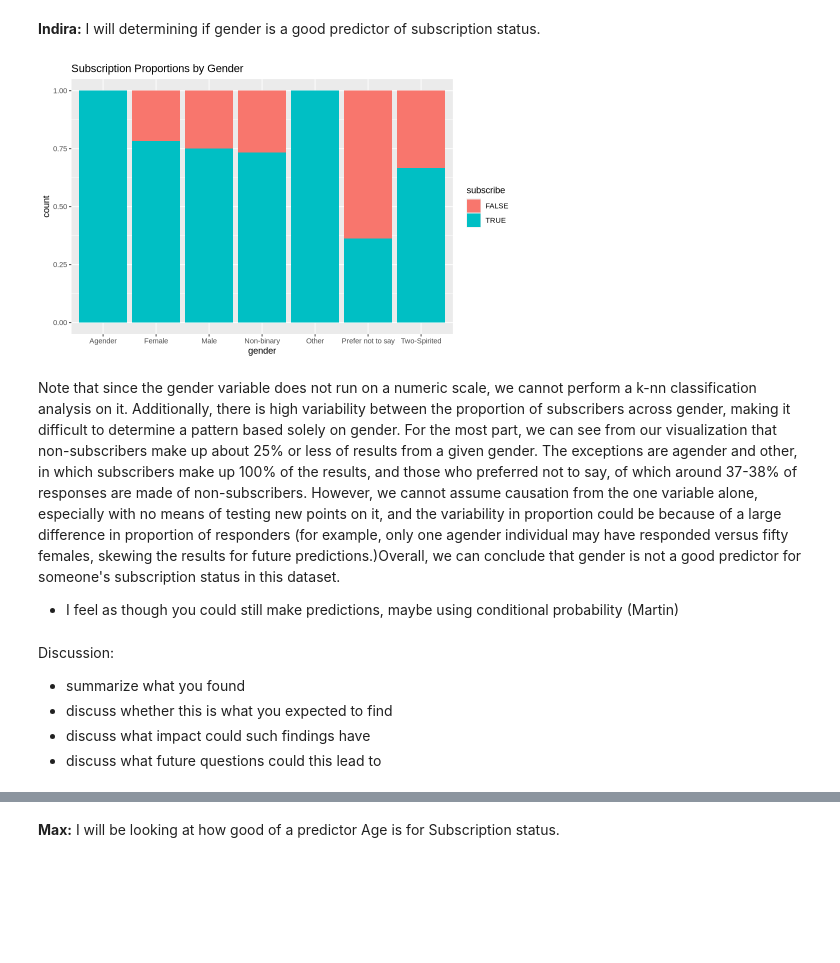
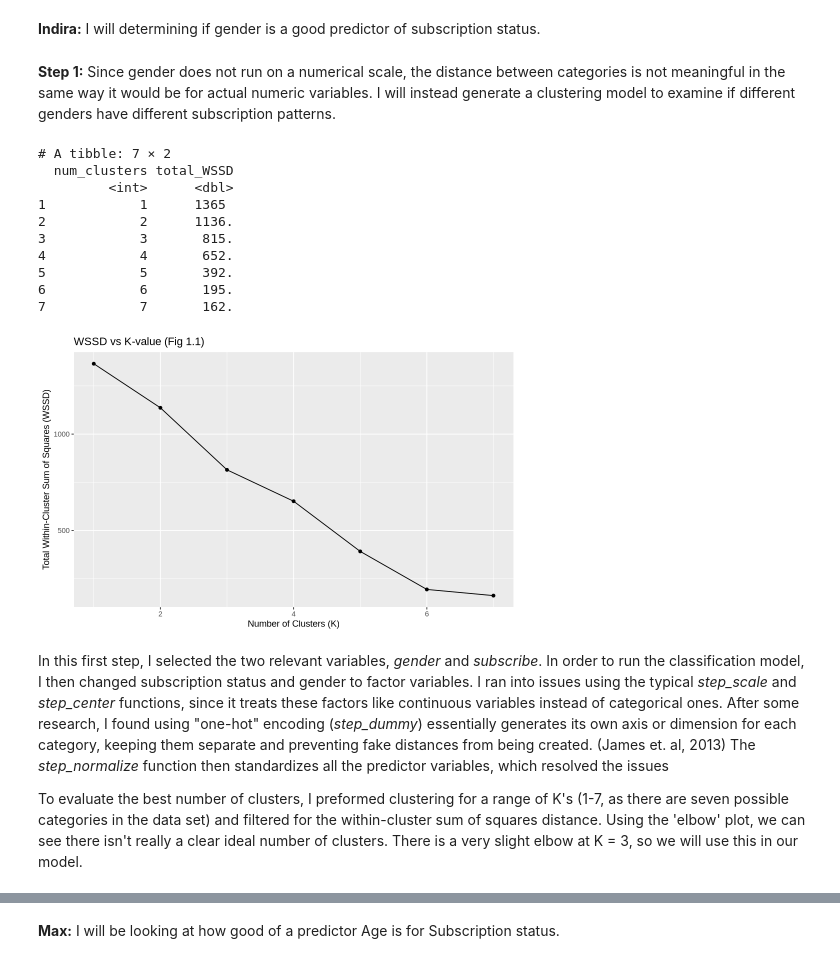
Before and after one commit to Mgonz005/Data-Science-group-project-, a Jupyter notebook: final_project_grp34.ipynb, the cells around one changed output, grey strips where cells are left out. Saved outputs shown, nothing was run; the diff lists cells and outputs as text; code cells hidden in the pictures; blank space fills up the shorter version.

```diff
--- a/final_project_grp34.ipynb
+++ b/final_project_grp34.ipynb
@@ -72,24 +74,39 @@ your report should include code which:
 note: all figures should have a figure number and a legend
 # %% [markdown]
 **Indira:** I will determining if gender is a good predictor of subscription status.
+# %% [markdown]
+**Step 1:** Since gender does not run on a numerical scale, the distance between categories is not meaningful in the same way it would be for actual numeric variables. I will instead generate a clustering model to examine if different genders have different subscription patterns.
 # %%
 players_gender <- players |> select(subscribe, gender)
-#in this step, I wrangled the data so I'm left with my two variables of interest; gender and subscription status
+gender_cleaned <- players_gender |> mutate(subscribe = as.numeric(subscribe), gender = (as.factor(gender)))
 
-options(repr.plot.width = 8, repr.plot.height = 5)
-players_gender_vis <- players_gender |> ggplot(aes(gender, fill = subscribe)) + geom_bar(stat = "count", position = "fill") +
-ggtitle("Subscription Proportions by Gender")
-players_gender_vis
-#by using a bar graph, and setting position to "fill", we can visualize how subscription proportions differ across genders
+gender_ks <- tibble(num_clusters = 1:7)
+kmeans_recipe <- recipe(~ ., data = gender_cleaned) |> step_dummy(all_nominal_predictors()) |>
+step_normalize(all_predictors())
+kmeans_spec_tune <- k_means(num_clusters = tune()) |> set_engine("stats", nstart = 10)
+gender_fit <- workflow() |> add_recipe(kmeans_recipe) |> add_model(kmeans_spec_tune)
+kmeans_tuning_stats <- gender_fit |> tune_cluster(resamples = apparent(gender_cleaned), grid = gender_ks) |>
+collect_metrics()
+kmeans_stats_tidy <- kmeans_tuning_stats |> mutate(total_WSSD = mean) |> filter(.metric == "sse_within_total") |>
+select(num_clusters, total_WSSD)
+print(kmeans_stats_tidy)
+
+elbow_plot <- kmeans_stats_tidy |> ggplot(aes(x = num_clusters, y = total_WSSD)) + geom_point() + geom_line() +
+xlab("Number of Clusters (K)") + ylab("Total Within-Cluster Sum of Squares (WSSD)") + ggtitle("WSSD vs K-value (Fig 1.1)")
+elbow_plot
 # %% [output]
+# A tibble: 7 × 2
+  num_clusters total_WSSD
+         <int>      <dbl>
+1            1      1365
+2            2      1136.
+3            3       815.
+4            4       652.
+5            5       392.
+6            6       195.
+7            7       162.
-[figure, old version]
+[figure, new version]
 # %% [markdown]
-Note that since the gender variable does not run on a numeric scale, we cannot perform a k-nn classification analysis on it. Additionally, there is high variability between the proportion of subscribers across gender, making it difficult to determine a pattern based solely on gender. For the most part, we can see from our visualization that non-subscribers make up about 25% or less of results from a given gender. The exceptions are agender and other, in which subscribers make up 100% of the results, and those who preferred not to say, of which around 37-38% of responses are made of non-subscribers. However, we cannot assume causation from the one variable alone, especially with no means of testing new points on it, and the variability in proportion could be because of a large difference in proportion of responders (for example, only one agender individual may have responded versus fifty females, skewing the results for future predictions.)Overall, we can conclude that gender is not a good predictor for someone's subscription status in this dataset.
+In this first step, I selected the two relevant variables, *gender* and *subscribe*. In order to run the classification model, I then changed subscription status and gender to factor variables. I ran into issues using the typical *step_scale* and *step_center* functions, since it treats these factors like continuous variables instead of categorical ones. After some research, I found using "one-hot" encoding (*step_dummy*) essentially generates its own axis or dimension for each category, keeping them separate and preventing fake distances from being created. (James et. al, 2013) The *step_normalize* function then standardizes all the predictor variables, which resolved the issues
 
-- I feel as though you could still make predictions, maybe using conditional probability (Martin)
+To evaluate the best number of clusters, I preformed clustering for a range of K's (1-7, as there are seven possible categories in the data set) and filtered for the within-cluster sum of squares distance. Using the 'elbow' plot, we can see there isn't really a clear ideal number of clusters. There is a very slight elbow at K = 3, so we will use this in our model.
-# %% [markdown]
-Discussion:
-- summarize what you found
-- discuss whether this is what you expected to find
-- discuss what impact could such findings have
-- discuss what future questions could this lead to
```
Also changed, not shown: parts of 10 cells of this notebook.
